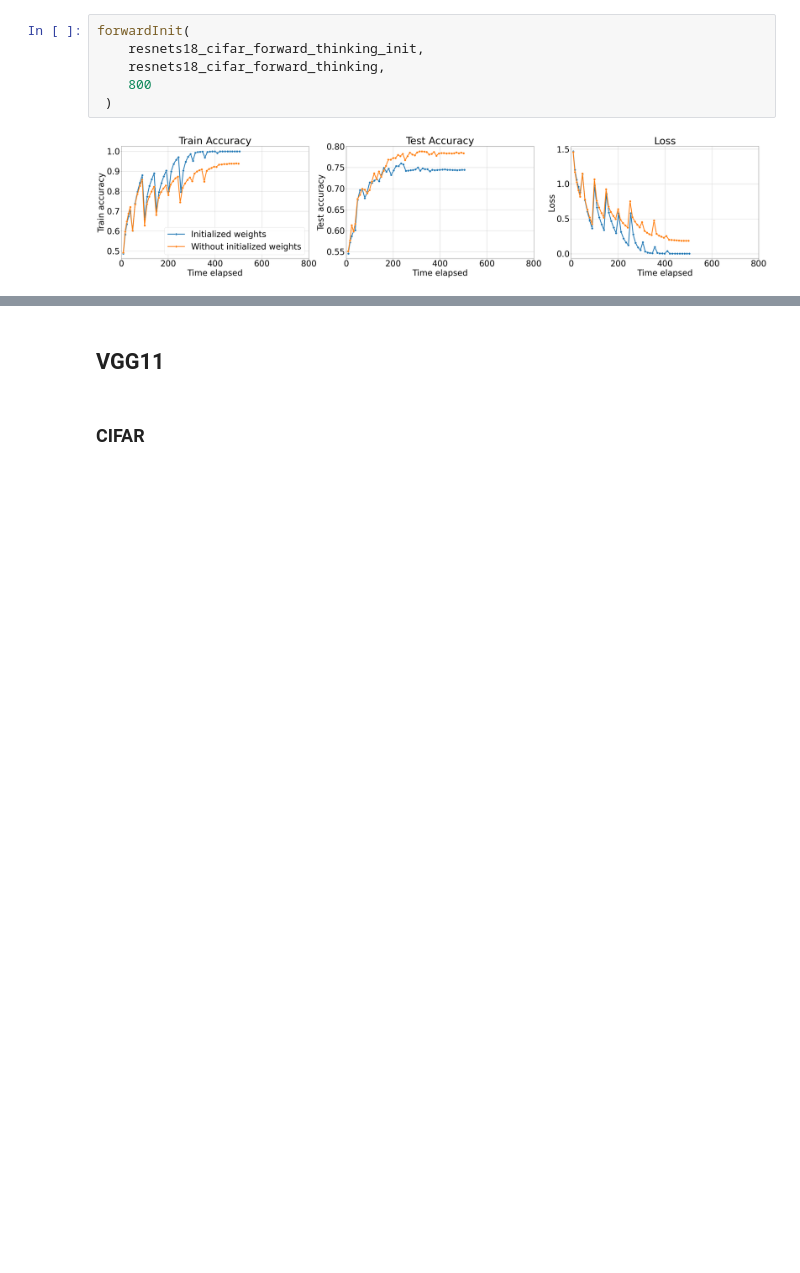
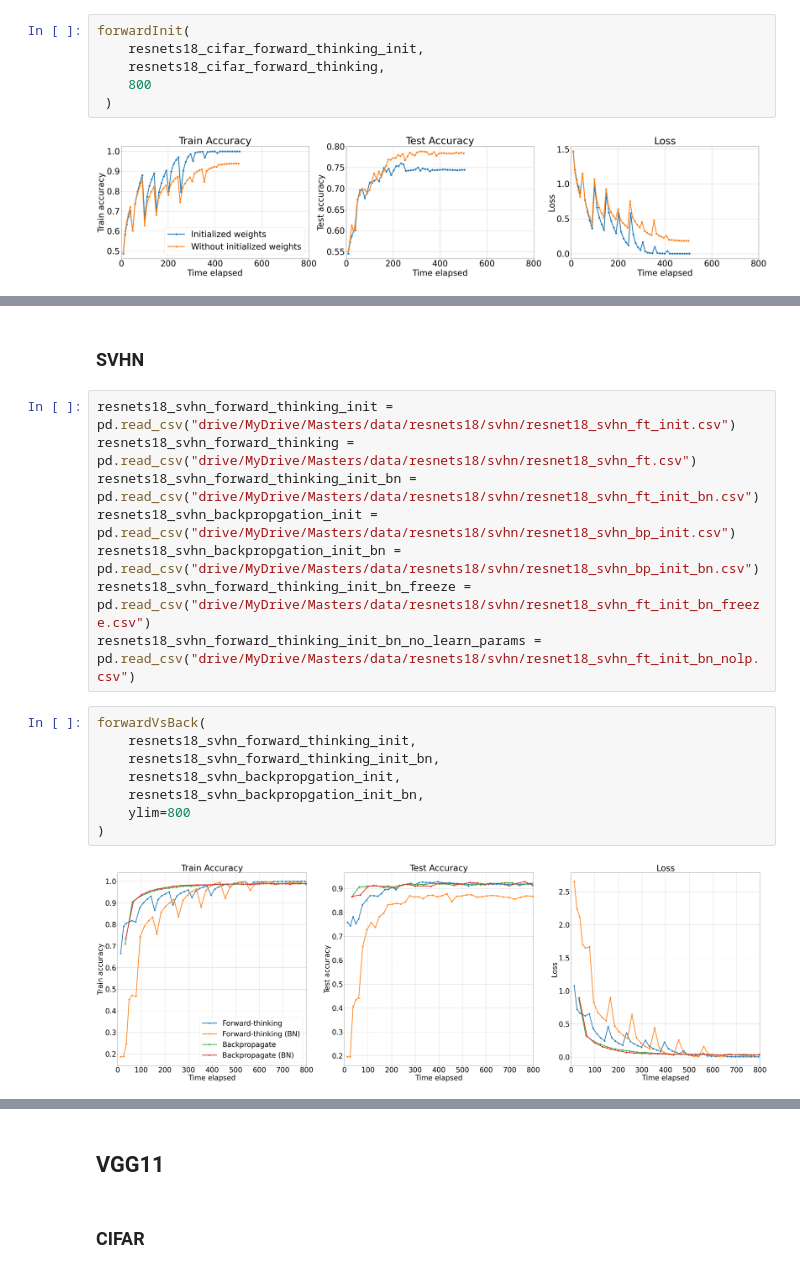
Before and after one commit to runnily/forward-thinking, a Jupyter notebook: forward-thinking-results.ipynb, the cells around one changed output, grey strips where cells are left out. Drawn from its saved outputs; the diff is of its cells as text; blank space fills up the shorter version.

```diff
--- a/forward-thinking-results.ipynb
+++ b/forward-thinking-results.ipynb
@@ -196,3 +201,23 @@ forwardVsBack(
 )
 # %% [output]
 [figure]
+# %% [markdown]
+### SVHN
+# %%
+resnets18_svhn_forward_thinking_init = pd.read_csv("drive/MyDrive/Masters/data/resnets18/svhn/resnet18_svhn_ft_init.csv")
+resnets18_svhn_forward_thinking = pd.read_csv("drive/MyDrive/Masters/data/resnets18/svhn/resnet18_svhn_ft.csv")
+resnets18_svhn_forward_thinking_init_bn = pd.read_csv("drive/MyDrive/Masters/data/resnets18/svhn/resnet18_svhn_ft_init_bn.csv")
+resnets18_svhn_backpropgation_init = pd.read_csv("drive/MyDrive/Masters/data/resnets18/svhn/resnet18_svhn_bp_init.csv")
+resnets18_svhn_backpropgation_init_bn = pd.read_csv("drive/MyDrive/Masters/data/resnets18/svhn/resnet18_svhn_bp_init_bn.csv")
+resnets18_svhn_forward_thinking_init_bn_freeze = pd.read_csv("drive/MyDrive/Masters/data/resnets18/svhn/resnet18_svhn_ft_init_bn_freeze.csv")
+resnets18_svhn_forward_thinking_init_bn_no_learn_params = pd.read_csv("drive/MyDrive/Masters/data/resnets18/svhn/resnet18_svhn_ft_init_bn_nolp.csv")
+# %%
+forwardVsBack(
+    resnets18_svhn_forward_thinking_init,
+    resnets18_svhn_forward_thinking_init_bn,
+    resnets18_svhn_backpropgation_init,
+    resnets18_svhn_backpropgation_init_bn,
+    ylim=800
+)
+# %% [output]
+[figure, added]
```
Also changed, not shown: parts of 11 cells of this notebook.
